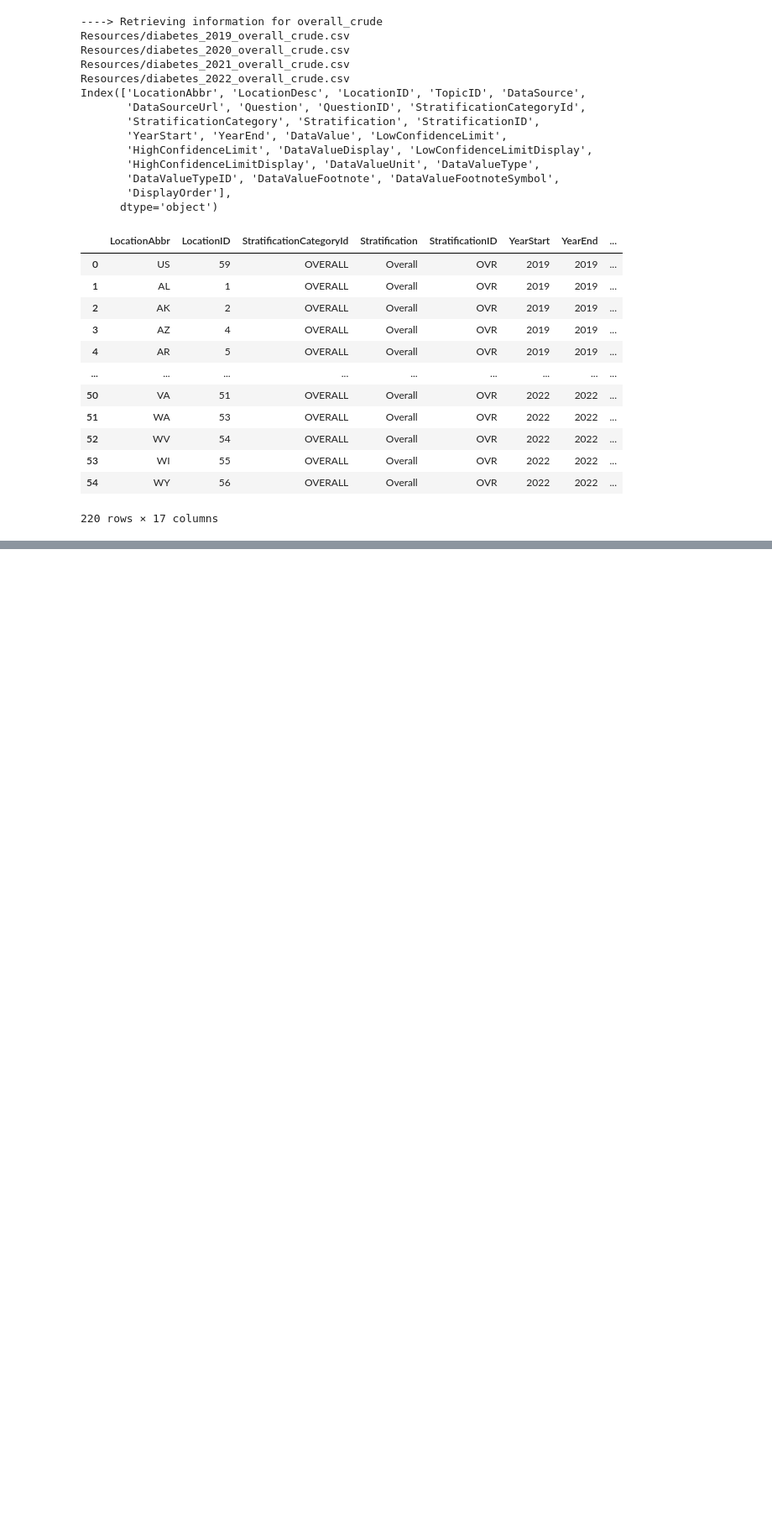
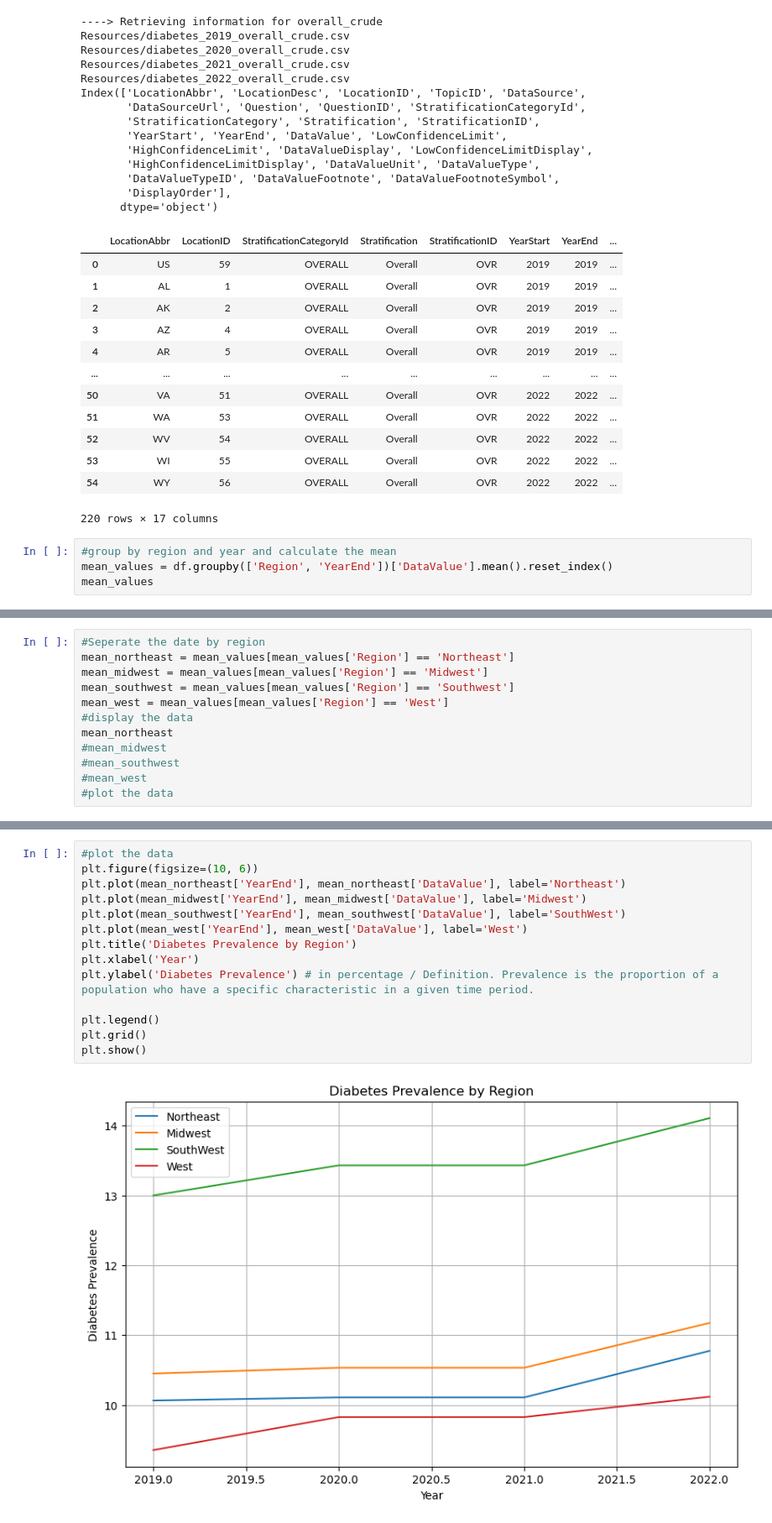
Before and after one commit to jjmccarty/project1_diabetes_outcomes, a Jupyter notebook: data.ipynb, the cells around one changed output, grey strips where cells are left out. Shown: that part at 84% size. Cells and saved outputs as stored; diff of their text form; blank space fills up the shorter version.

Commit message:
plots

```diff
--- a/data.ipynb
+++ b/data.ipynb
@@ -51,3 +52,7 @@ Index(['LocationAbbr', 'LocationDesc', 'LocationID', 'TopicID', 'DataSource',
 | 53 | WI | 55 | OVERALL | Overall | OVR | 2022 | 2022 | ... |
 | 54 | WY | 56 | OVERALL | Overall | OVR | 2022 | 2022 | ... |
 220 rows × 17 columns
+# %%
+#group by region and year and calculate the mean
+mean_values = df.groupby(['Region', 'YearEnd'])['DataValue'].mean().reset_index()
+mean_values
@@ -53,0 +77,12 @@ Index(['LocationAbbr', 'LocationDesc', 'LocationID', 'TopicID', 'DataSource',
+# %%
+#Seperate the date by region
+mean_northeast = mean_values[mean_values['Region'] == 'Northeast']
+mean_midwest = mean_values[mean_values['Region'] == 'Midwest']
+mean_southwest = mean_values[mean_values['Region'] == 'Southwest']
+mean_west = mean_values[mean_values['Region'] == 'West']
+#display the data
+mean_northeast
+#mean_midwest
+#mean_southwest
+#mean_west
+#plot the data
@@ -53,0 +122,16 @@ Index(['LocationAbbr', 'LocationDesc', 'LocationID', 'TopicID', 'DataSource',
+# %%
+#plot the data
+plt.figure(figsize=(10, 6))
+plt.plot(mean_northeast['YearEnd'], mean_northeast['DataValue'], label='Northeast')
+plt.plot(mean_midwest['YearEnd'], mean_midwest['DataValue'], label='Midwest')
+plt.plot(mean_southwest['YearEnd'], mean_southwest['DataValue'], label='SouthWest')
+plt.plot(mean_west['YearEnd'], mean_west['DataValue'], label='West')
+plt.title('Diabetes Prevalence by Region')
+plt.xlabel('Year')
+plt.ylabel('Diabetes Prevalence') # in percentage / Definition. Prevalence is the proportion of a population who have a specific characteristic in a given time period.
+
+plt.legend()
+plt.grid()
+plt.show()
+# %% [output]
+[figure, added]
```
Also changed, not shown: parts of 7 cells of this notebook.
